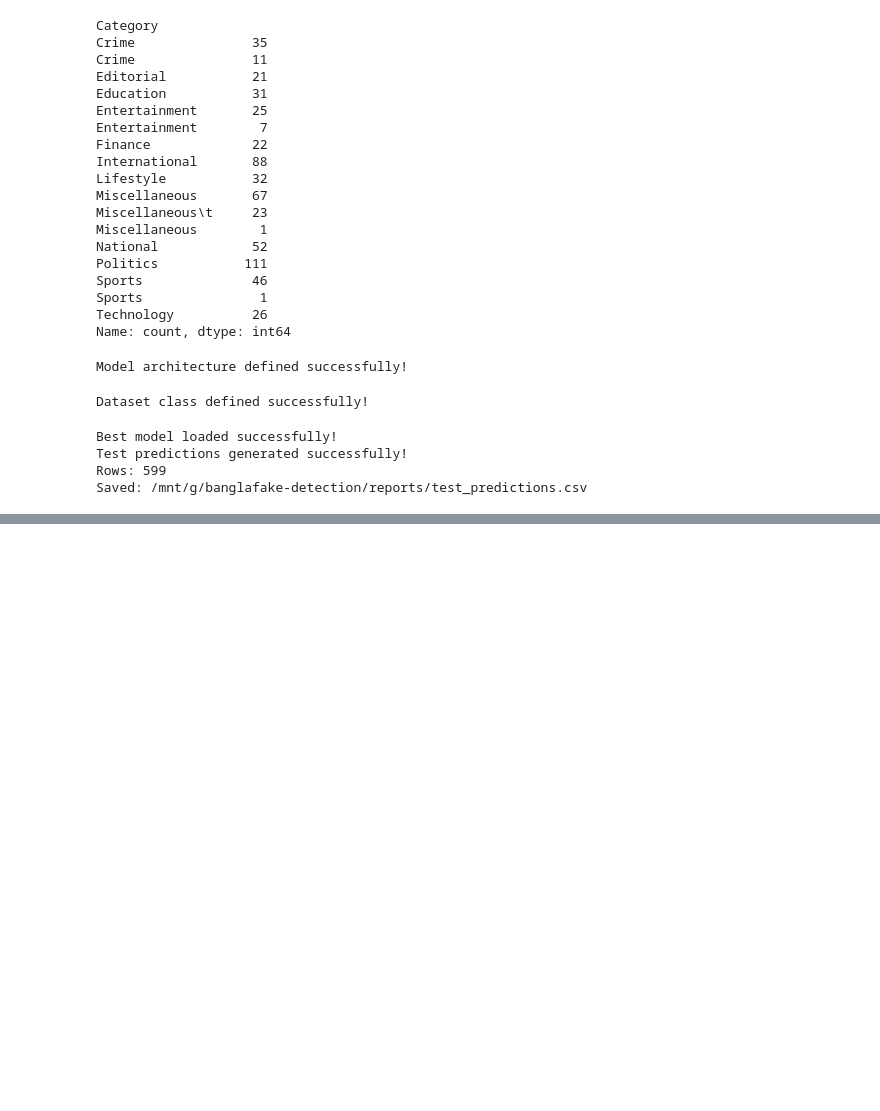
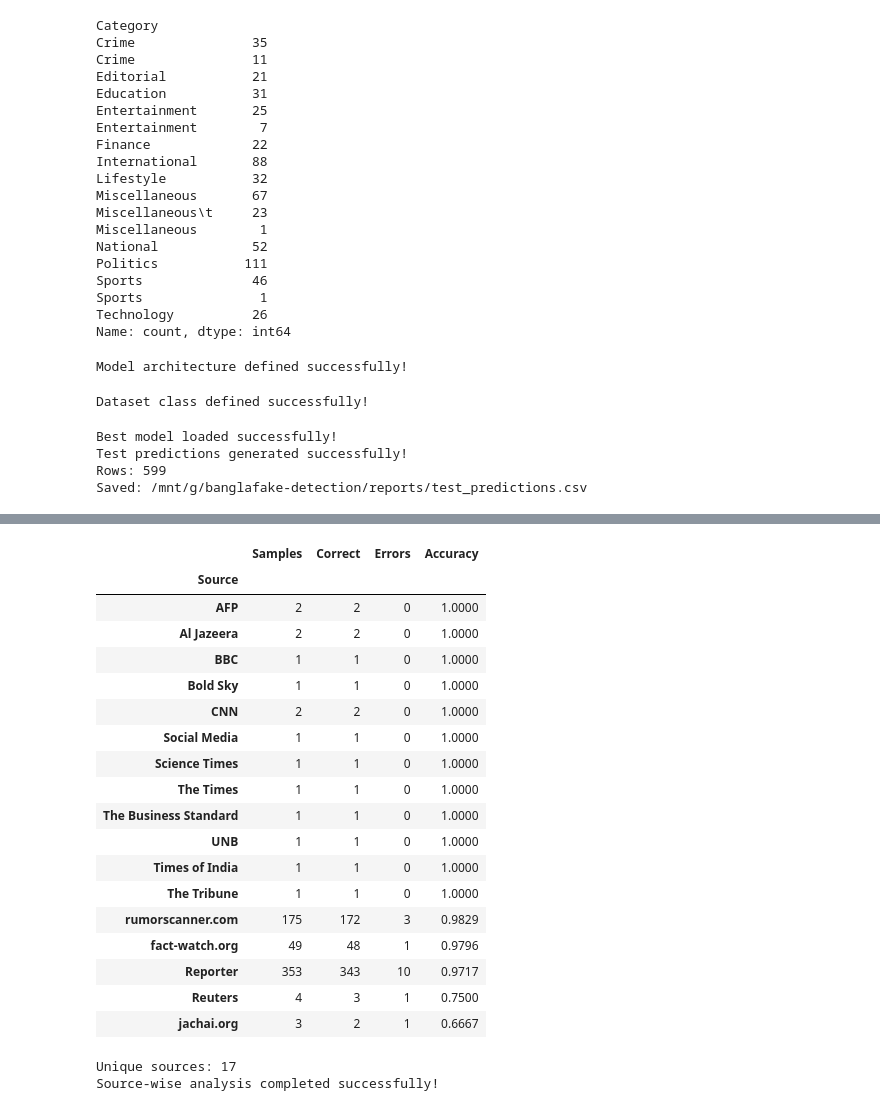
Before and after one commit to jaimulhaque/banglafake-detection, a Jupyter notebook: notebooks/03_research_analysis.ipynb, the cells around one changed output, grey strips where cells are left out. Saved outputs shown, nothing was run; the diff lists cells and outputs as text; code cells hidden in the pictures; blank space fills up the shorter version.

```diff
--- a/notebooks/03_research_analysis.ipynb
+++ b/notebooks/03_research_analysis.ipynb
@@ -516,0 +623,80 @@ Saved: /mnt/g/banglafake-detection/reports/test_predictions.csv
+# %%
+# ============================================================
+# Cell 12: Source-wise Error Analysis
+# Purpose: Check performance across news sources and detect
+#          possible source/domain bias
+# ============================================================
+
+# Restore source metadata from raw dataset
+raw_df["Source"] = raw_df["Source"].astype(str).str.strip()
+
+source_map = (
+    raw_df[["text", "Source"]]
+    .drop_duplicates(subset=["text"])
+)
+
+test_analysis_df = test_analysis_df.drop(
+    columns=["Source"],
+    errors="ignore"
+)
+
+test_analysis_df = test_analysis_df.merge(
+    source_map,
+    on="text",
+    how="left"
+)
+
+test_analysis_df["correct"] = (
+    test_analysis_df["actual"] == test_analysis_df["predicted"]
+)
+
+source_analysis = (
+    test_analysis_df
+    .groupby("Source")
+    .agg(
+        Samples=("correct", "size"),
+        Correct=("correct", "sum")
+    )
+)
+
+source_analysis["Errors"] = (
+    source_analysis["Samples"] -
+    source_analysis["Correct"]
+)
+
+source_analysis["Accuracy"] = (
+    source_analysis["Correct"] /
+    source_analysis["Samples"]
+)
+
+source_analysis = source_analysis.sort_values(
+    "Accuracy",
+    ascending=False
+)
+
+display(source_analysis.round(4))
+
+print("Unique sources:", len(source_analysis))
+print("Source-wise analysis completed successfully!")
+# %% [output]
+|  | Samples | Correct | Errors | Accuracy |
+| Source |  |  |  |  |
+| AFP | 2 | 2 | 0 | 1.0000 |
+| Al Jazeera | 2 | 2 | 0 | 1.0000 |
+| BBC | 1 | 1 | 0 | 1.0000 |
+| Bold Sky | 1 | 1 | 0 | 1.0000 |
+| CNN | 2 | 2 | 0 | 1.0000 |
+| Social Media | 1 | 1 | 0 | 1.0000 |
+| Science Times | 1 | 1 | 0 | 1.0000 |
+| The Times | 1 | 1 | 0 | 1.0000 |
+| The Business Standard | 1 | 1 | 0 | 1.0000 |
+| UNB | 1 | 1 | 0 | 1.0000 |
+| Times of India | 1 | 1 | 0 | 1.0000 |
+| The Tribune | 1 | 1 | 0 | 1.0000 |
+| rumorscanner.com | 175 | 172 | 3 | 0.9829 |
+| fact-watch.org | 49 | 48 | 1 | 0.9796 |
+| Reporter | 353 | 343 | 10 | 0.9717 |
+| Reuters | 4 | 3 | 1 | 0.7500 |
+| jachai.org | 3 | 2 | 1 | 0.6667 |
+Unique sources: 17
+Source-wise analysis completed successfully!
```
Also changed, not shown: parts of 8 cells of this notebook, 2 other files.
